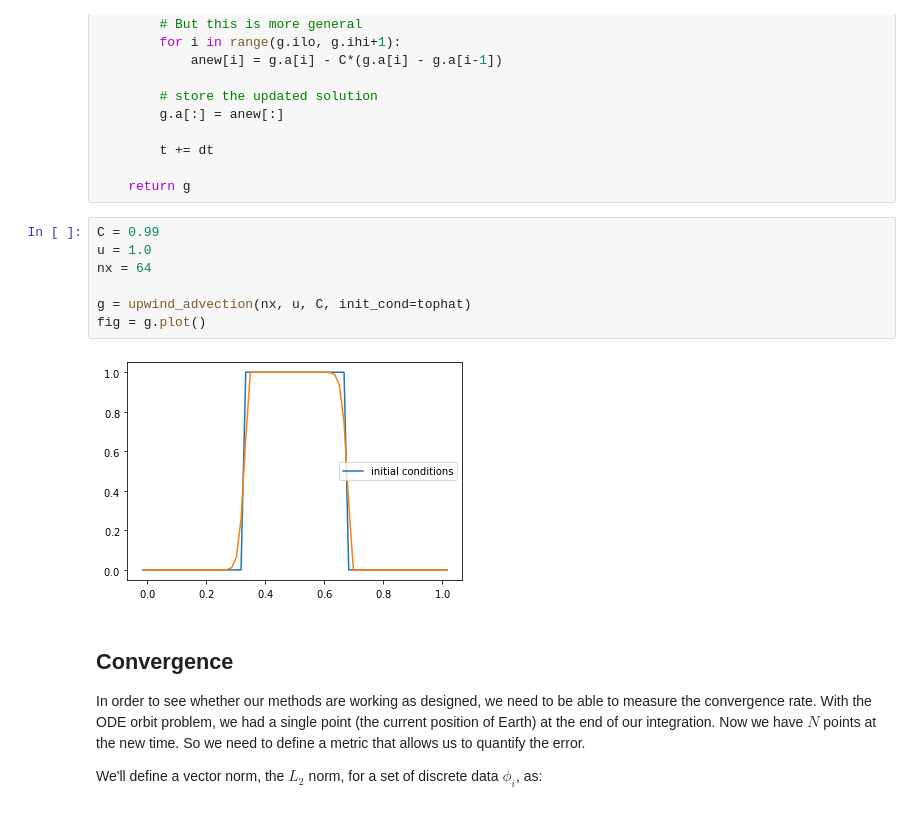
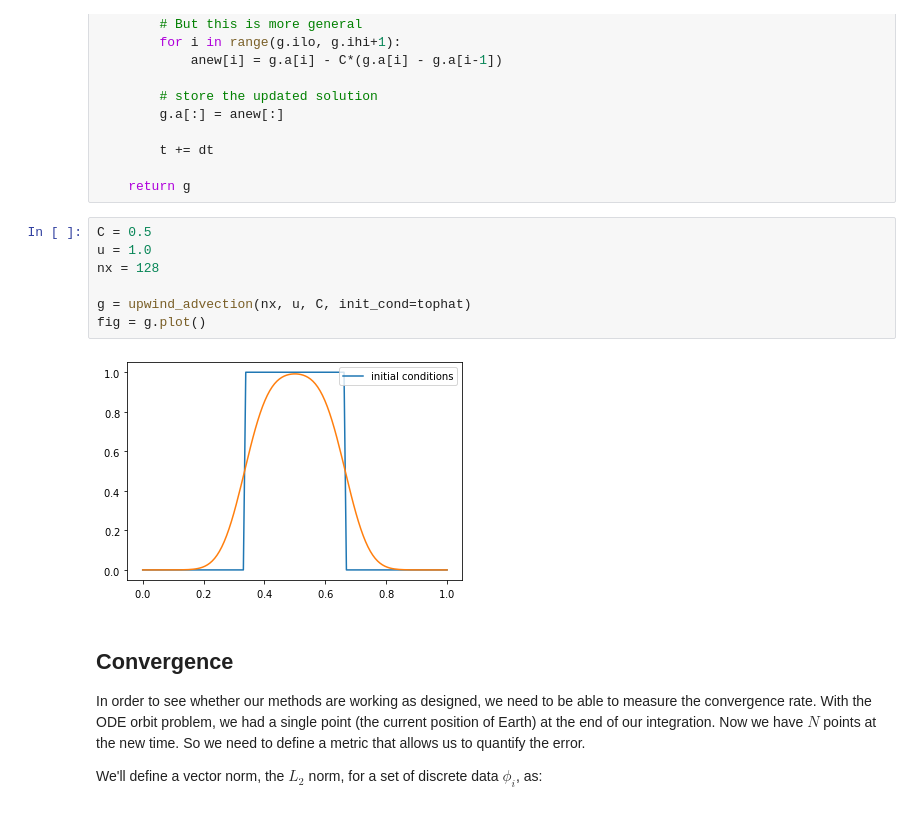
Before and after one commit to zingale/comp_astro_tutorial, a Jupyter notebook: content/05-advection/05-advection-partI.ipynb, the cells around one changed output. Cells and saved outputs as stored; diff of their text form.

```diff
--- a/content/05-advection/05-advection-partI.ipynb
+++ b/content/05-advection/05-advection-partI.ipynb
@@ -304,14 +304,14 @@ def upwind_advection(nx, u, C, num_periods=1.0, init_cond=None):
 
     return g
 # %%
-C = 0.99
+C = 0.5
 u = 1.0
-nx = 64
+nx = 128
 
 g = upwind_advection(nx, u, C, init_cond=tophat)
 fig = g.plot()
 # %% [output]
-[figure, old version]
+[figure, new version]
 # %% [markdown]
 ## Convergence
 
```
Also changed, not shown: parts of 4 cells of this notebook, 3 other files.
